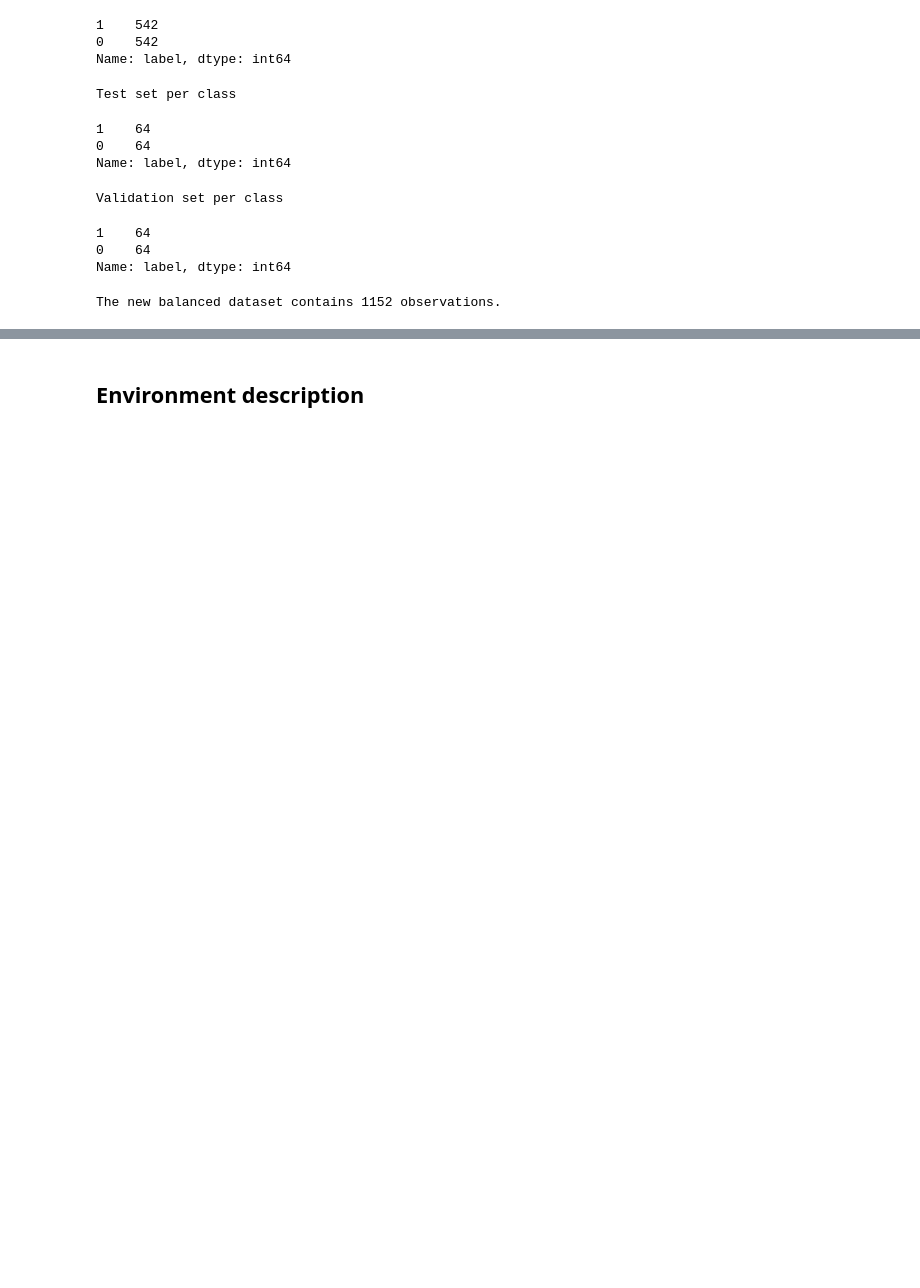
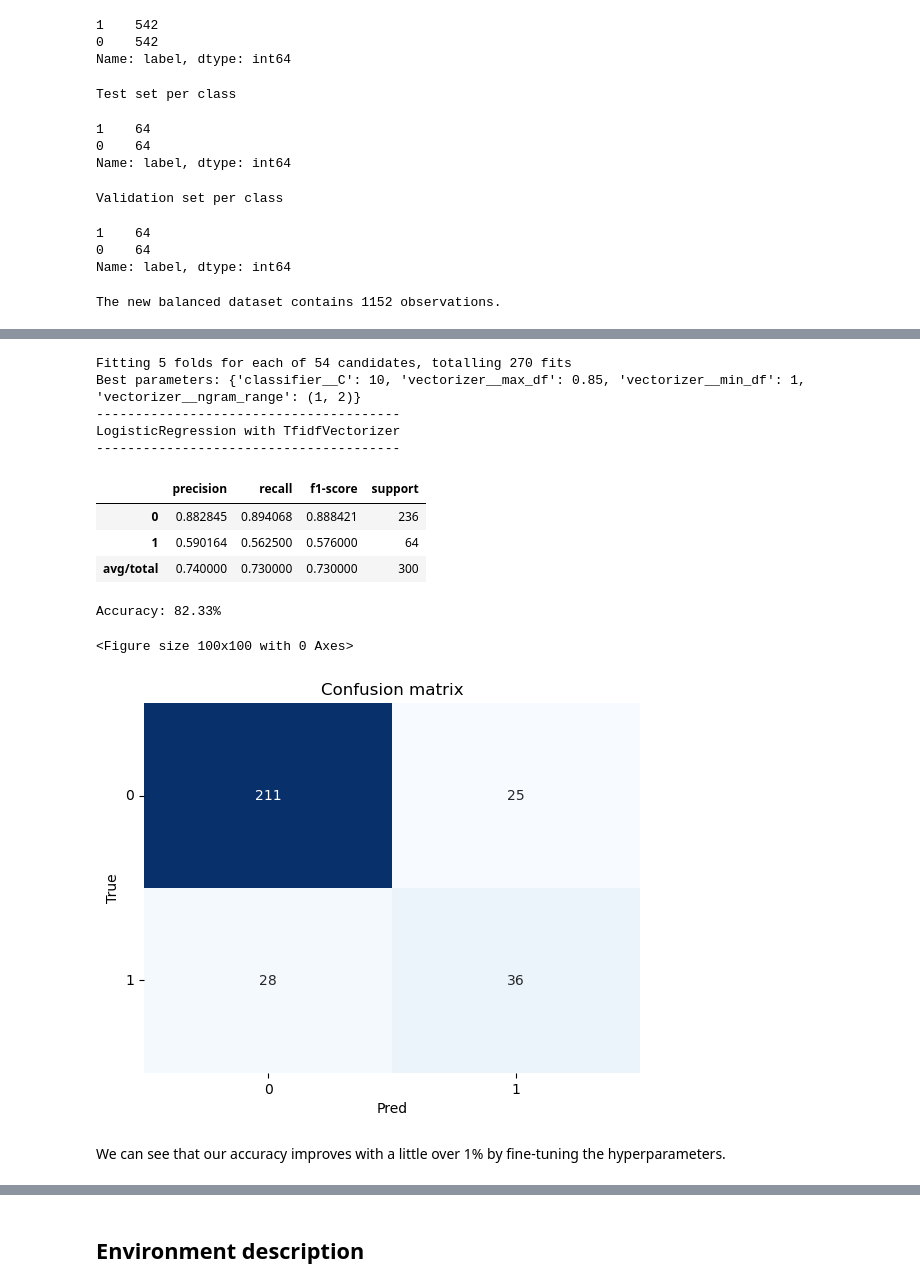
Before and after one commit to RitaGhilardi/Corporate_sustainability, a Jupyter notebook: Companies_sustainability.ipynb, the cells around one changed output, grey strips where cells are left out. Drawn from its saved outputs; the diff is of its cells as text; code cells hidden in the pictures; blank space fills up the shorter version.

```diff
--- a/Companies_sustainability.ipynb
+++ b/Companies_sustainability.ipynb
@@ -572,0 +712,57 @@ The new balanced dataset contains 1152 observations.
+# %%
+# Preprocess the data using the spaCy tokenizer
+X_train_tokenized = [' '.join(spacy_tokenizer(text)) for text in X_train]   # Matching the GridSearchCV format
+X_test_tokenized = [' '.join(spacy_tokenizer(text)) for text in X_test]     # Matching the GridSearchCV format
+
+# Define a new hyperparameter tuning function that doesn't include the tokenizer
+def hyperparameter_tuning(X_train, y_train):
+    '''
+    Function to perform hyperparameter tuning
+    Input: X_train, y_train
+    Output: best_params_
+    '''
+    # Create a pipeline with the vectorizer and classifier
+    pipe = Pipeline([('vectorizer', TfidfVectorizer()),
+                     ('classifier', LogisticRegression(solver='liblinear'))])
+
+    # Define the hyperparameters to tune
+    params = {
+        'vectorizer__ngram_range': [(1, 1), (1, 2)],
+        'vectorizer__max_df': [0.85, 0.9, 0.95],
+        'vectorizer__min_df': [1, 2, 3],
+        'classifier__C': [0.1, 1, 10],
+    }
+
+    # Perform grid search
+    grid_search = GridSearchCV(pipe, param_grid=params, cv=5, verbose=1, n_jobs=-1)
+    grid_search.fit(X_train, y_train)
+
+    print("Best parameters:", grid_search.best_params_)
+
+    return grid_search.best_params_
+
+# Perform hyperparameter tuning on the tokenized data
+best_params = hyperparameter_tuning(X_train_tokenized, y_train)
+
+# Using the best parameters to create our vectorizer and classifier
+vectorizer_tuned = TfidfVectorizer(ngram_range=best_params['vectorizer__ngram_range'],
+                             max_df=best_params['vectorizer__max_df'], min_df=best_params['vectorizer__min_df'])
+clf_tuned = LogisticRegression(solver='liblinear', C=best_params['classifier__C'])
+
+# Evaluate the model using previously made function
+y_pred_clf_tfidf_tuned, y_score_clf_tfidf_tuned = evaluate_model(vectorizer_tuned, clf_tuned, X_train_tokenized, y_train, X_test_tokenized, y_test)
+# %% [output]
+Fitting 5 folds for each of 54 candidates, totalling 270 fits
+Best parameters: {'classifier__C': 10, 'vectorizer__max_df': 0.85, 'vectorizer__min_df': 1, 'vectorizer__ngram_range': (1, 2)}
+---------------------------------------
+LogisticRegression with TfidfVectorizer
+---------------------------------------
+|  | precision | recall | f1-score | support |
+| 0 | 0.882845 | 0.894068 | 0.888421 | 236 |
+| 1 | 0.590164 | 0.562500 | 0.576000 | 64 |
+| avg/total | 0.740000 | 0.730000 | 0.730000 | 300 |
+Accuracy: 82.33%
+<Figure size 100x100 with 0 Axes>
+[figure, added]
+# %% [markdown]
+We can see that our accuracy improves with a little over 1% by fine-tuning the hyperparameters.
```
Also changed, not shown: parts of 41 cells of this notebook.
